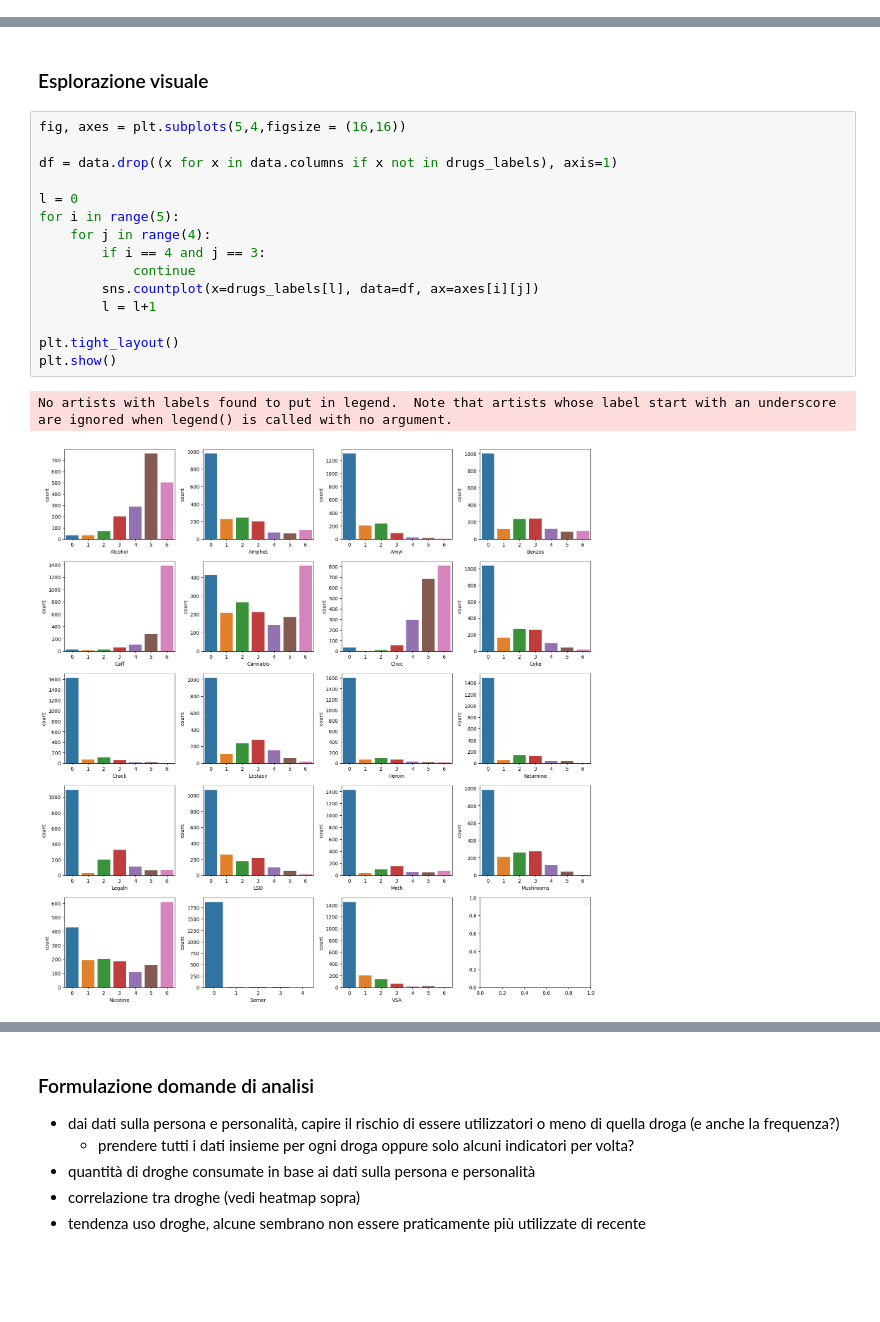
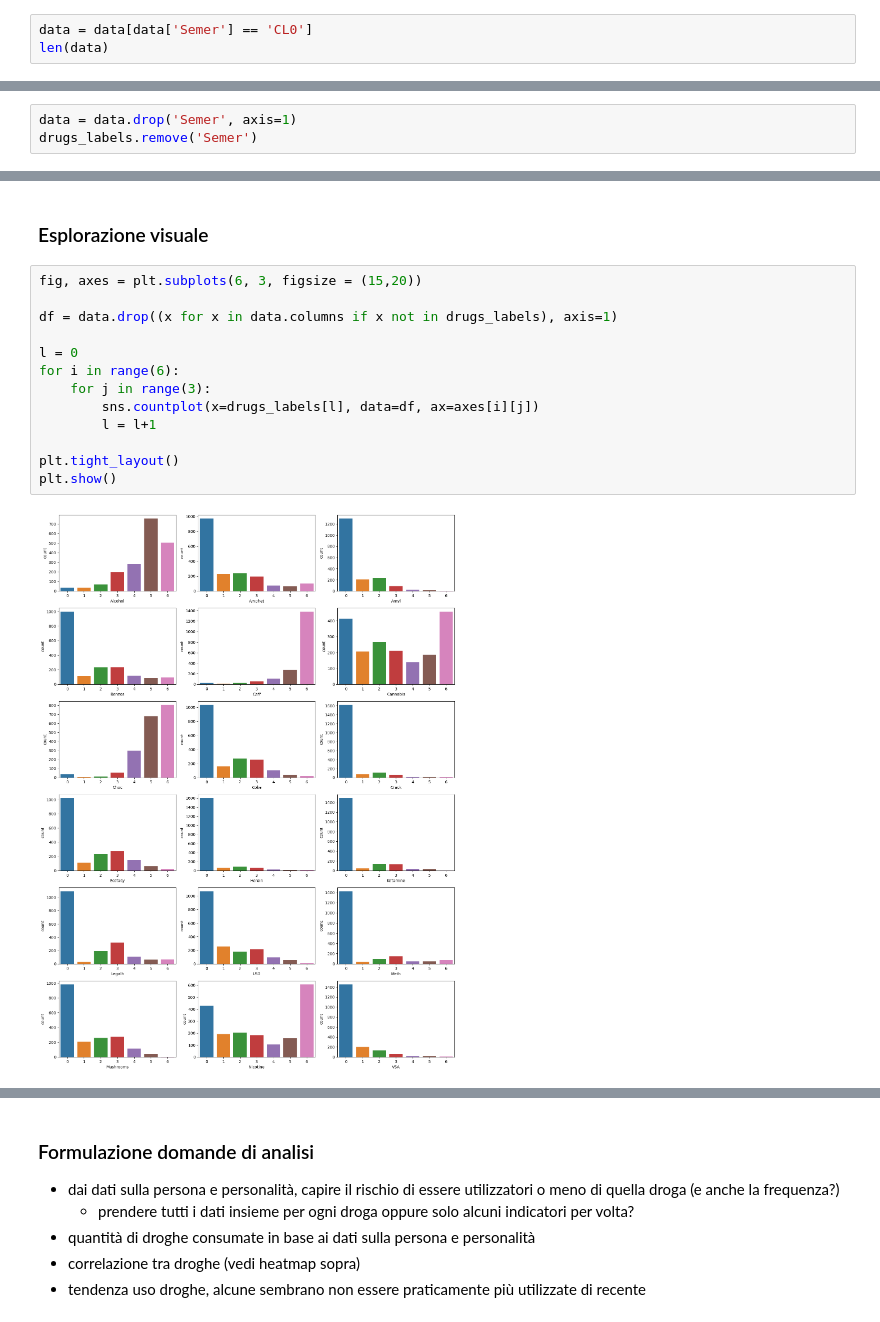
Before and after one commit to Wornairz/UniCT, a Jupyter notebook: FAD/fad_project.ipynb, the cells around one changed output, grey strips where cells are left out. Drawn from its saved outputs; the diff is of its cells as text; blank space fills up the shorter version.

Commit message:
FAD - removed ficticious drug class

```diff
--- a/FAD/fad_project.ipynb
+++ b/FAD/fad_project.ipynb
@@ -96,0 +102,3 @@ data.isna().sum().sum()
+# %%
+data = data[data['Semer'] == 'CL0']
+len(data)
@@ -97,3 +109,6 @@ data.isna().sum().sum()
+# %%
+data = data.drop('Semer', axis=1)
+drugs_labels.remove('Semer')
 # %% [markdown]
 #### Mappatura classi
 # %% [markdown]
@@ -129,23 +144,20 @@ data.describe()
 # %% [markdown]
 ### Esplorazione visuale
 # %%
-fig, axes = plt.subplots(5,4,figsize = (16,16))
+fig, axes = plt.subplots(6, 3, figsize = (15,20))
 
 df = data.drop((x for x in data.columns if x not in drugs_labels), axis=1)
 
 l = 0
-for i in range(5):
-    for j in range(4):
-        if i == 4 and j == 3:
-            continue
+for i in range(6):
+    for j in range(3):
         sns.countplot(x=drugs_labels[l], data=df, ax=axes[i][j])
         l = l+1
 
 plt.tight_layout()
 plt.show()
 # %% [output]
-No artists with labels found to put in legend.  Note that artists whose label start with an underscore are ignored when legend() is called with no argument.
-[figure, old version]
+[figure, new version]
 # %%
 f, ax = plt.subplots(figsize=(28, 28))
 
```
Also changed, not shown: parts of 6 cells of this notebook.
